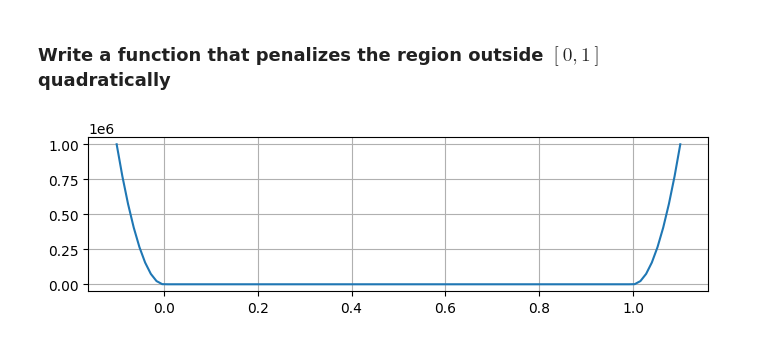
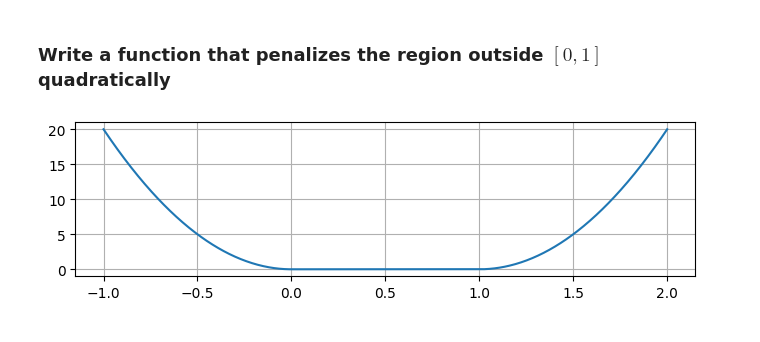
Before and after one commit to dt-1729/ULI_NASA, a Jupyter notebook: UTM_scheduling_and_routing/test_ADMM_MARS.ipynb, the cells around one changed output. Saved outputs shown, nothing was run; the diff lists cells and outputs as text; code cells hidden in the pictures.

```diff
--- a/UTM_scheduling_and_routing/test_ADMM_MARS.ipynb
+++ b/UTM_scheduling_and_routing/test_ADMM_MARS.ipynb
@@ -421,23 +421,25 @@ createEnv.plot_waypoint_agent_schedules(
 [figure]
 # %% [markdown]
 ### Write a function that penalizes the region outside $[0,1]$ quadratically
-# %%
-xmin = 0.0
-xmax = 1.0
-def penalty(x):
-    fun = 0.0
-    if x <= xmin:
-        fun = 1e8*x**2
-    elif x > xmax:
-        fun = 1e8*(x-xmax)**2
-
-    return fun
+# %%
+
+def penalty(x):
+    fun = 0.0
+    Ax = 10 * x**2
+    Bx = 10 * (x-1)**2
+    # if x < 0.0:
+    #     fun = Ax
+    # elif x > 1.0:
+    #     fun = Bx
+    fun = (np.tanh(-1000 * x)+1) * Ax + (np.tanh(1000*(x-1))+1) * Bx
+
+    return fun
 # %%
-x_arr = np.linspace(-0.1, 1.1, 100)
+x_arr = np.linspace(-1, 2, 1000)
 f_arr = [penalty(x) for x in x_arr]
 plt.figure(figsize=(8,2))
 plt.plot(x_arr, f_arr)
 plt.grid()
 plt.show()
 # %% [output]
-[figure, old version]
+[figure, new version]
```
Also changed, not shown: 4 other files.
